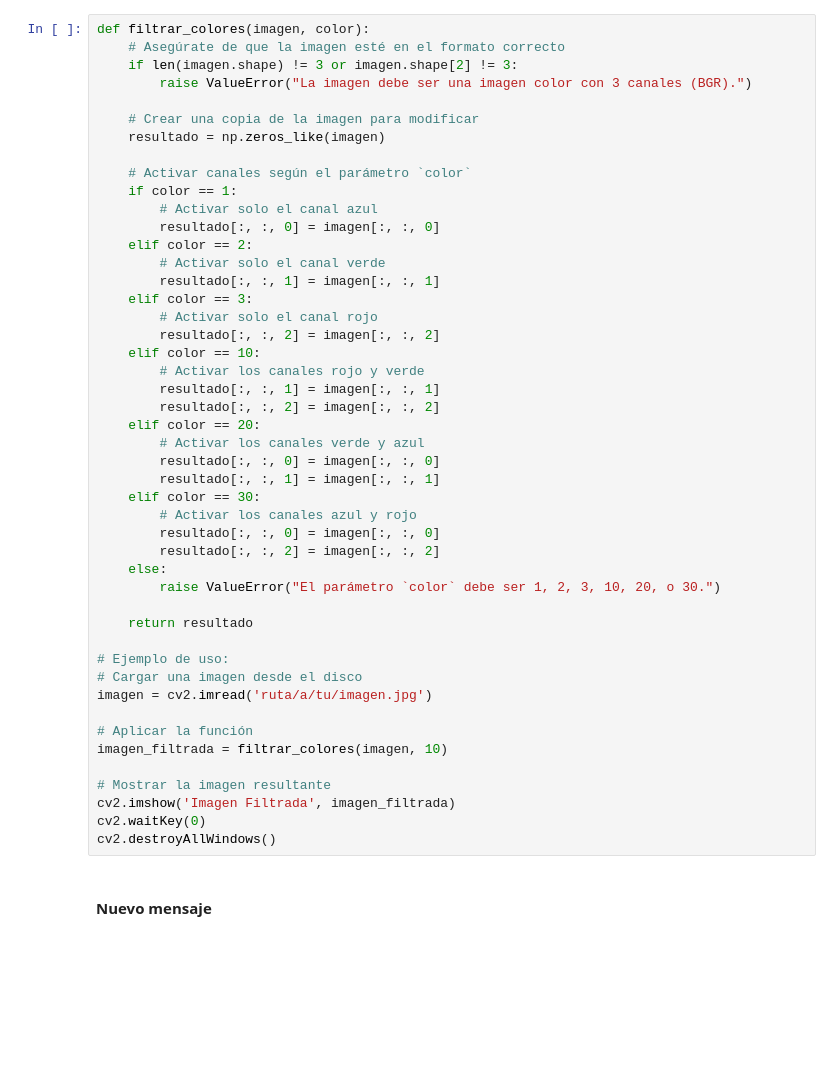
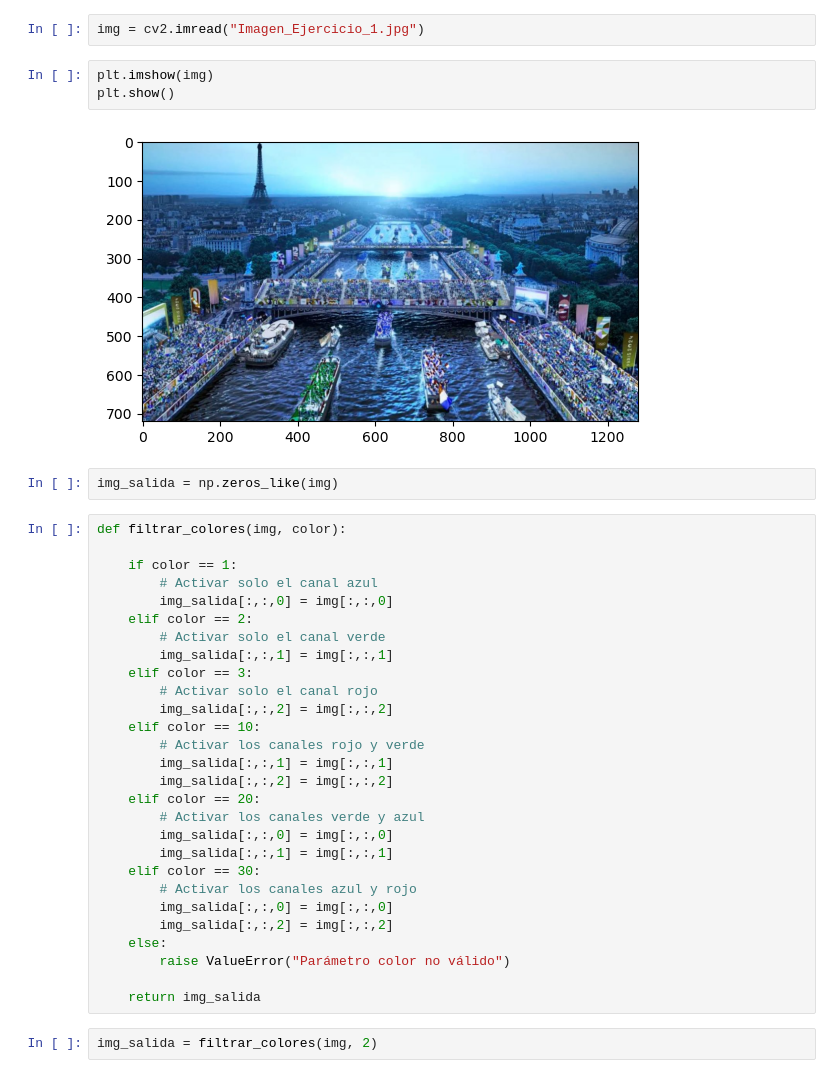
Before and after one commit to titocordon/Laboratorio-1---Introducci-n-al-Procesamiento-de-Im-genes-, a Jupyter notebook: Lab #1 AC.ipynb, the cells around one changed output. Saved outputs shown, nothing was run; the diff lists cells and outputs as text; blank space fills up the shorter version.

```diff
--- a/Lab #1 AC.ipynb
+++ b/Lab #1 AC.ipynb
@@ -6,50 +17,39 @@ ModuleNotFoundError: No module named 'cv2'
+# %%
+img = cv2.imread("Imagen_Ejercicio_1.jpg")
+# %%
+plt.imshow(img)
+plt.show()
+# %% [output]
+[figure, added]
+# %%
+img_salida = np.zeros_like(img)
 # %%
-def filtrar_colores(imagen, color):
-    # Asegúrate de que la imagen esté en el formato correcto
-    if len(imagen.shape) != 3 or imagen.shape[2] != 3:
-        raise ValueError("La imagen debe ser una imagen color con 3 canales (BGR).")
+def filtrar_colores(img, color):
 
-    # Crear una copia de la imagen para modificar
-    resultado = np.zeros_like(imagen)
-
-    # Activar canales según el parámetro `color`
     if color == 1:
         # Activar solo el canal azul
-        resultado[:, :, 0] = imagen[:, :, 0]
+        img_salida[:,:,0] = img[:,:,0]
     elif color == 2:
         # Activar solo el canal verde
-        resultado[:, :, 1] = imagen[:, :, 1]
+        img_salida[:,:,1] = img[:,:,1]
     elif color == 3:
         # Activar solo el canal rojo
-        resultado[:, :, 2] = imagen[:, :, 2]
+        img_salida[:,:,2] = img[:,:,2]
     elif color == 10:
         # Activar los canales rojo y verde
-        resultado[:, :, 1] = imagen[:, :, 1]
-        resultado[:, :, 2] = imagen[:, :, 2]
+        img_salida[:,:,1] = img[:,:,1]
+        img_salida[:,:,2] = img[:,:,2]
     elif color == 20:
         # Activar los canales verde y azul
-        resultado[:, :, 0] = imagen[:, :, 0]
-        resultado[:, :, 1] = imagen[:, :, 1]
+        img_salida[:,:,0] = img[:,:,0]
+        img_salida[:,:,1] = img[:,:,1]
     elif color == 30:
         # Activar los canales azul y rojo
-        resultado[:, :, 0] = imagen[:, :, 0]
-        resultado[:, :, 2] = imagen[:, :, 2]
+        img_salida[:,:,0] = img[:,:,0]
+        img_salida[:,:,2] = img[:,:,2]
     else:
-        raise ValueError("El parámetro `color` debe ser 1, 2, 3, 10, 20, o 30.")
+        raise ValueError("Parámetro color no válido")
 
-    return resultado
-
-# Ejemplo de uso:
-# Cargar una imagen desde el disco
-imagen = cv2.imread('ruta/a/tu/imagen.jpg')
-
-# Aplicar la función
-imagen_filtrada = filtrar_colores(imagen, 10)
-
-# Mostrar la imagen resultante
-cv2.imshow('Imagen Filtrada', imagen_filtrada)
-cv2.waitKey(0)
-cv2.destroyAllWindows()
+    return img_salida
-# %% [markdown]
-
-#### Nuevo mensaje
+# %%
+img_salida = filtrar_colores(img, 2)
```
Also changed, not shown: parts of 30 cells of this notebook, 5 other files.
